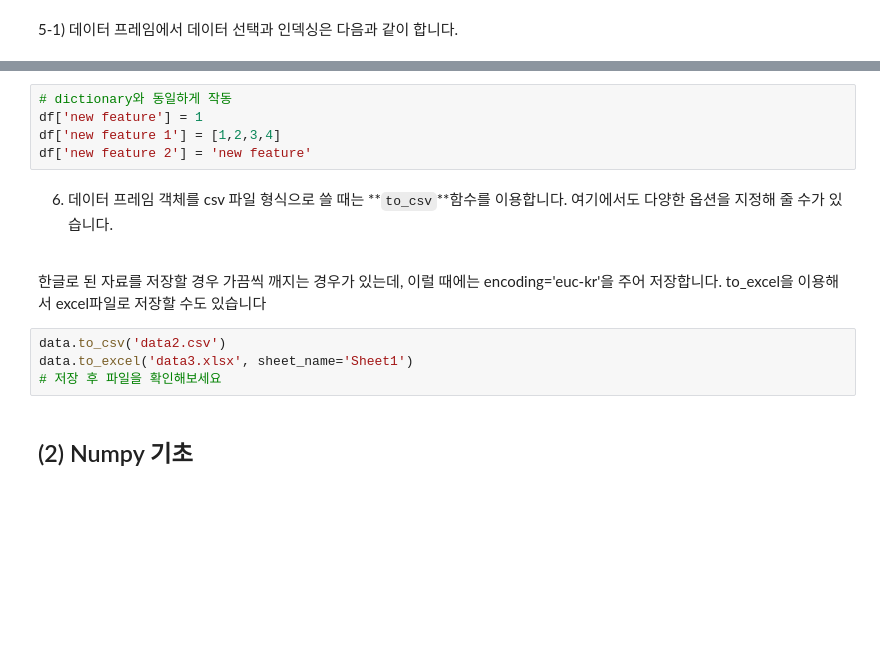
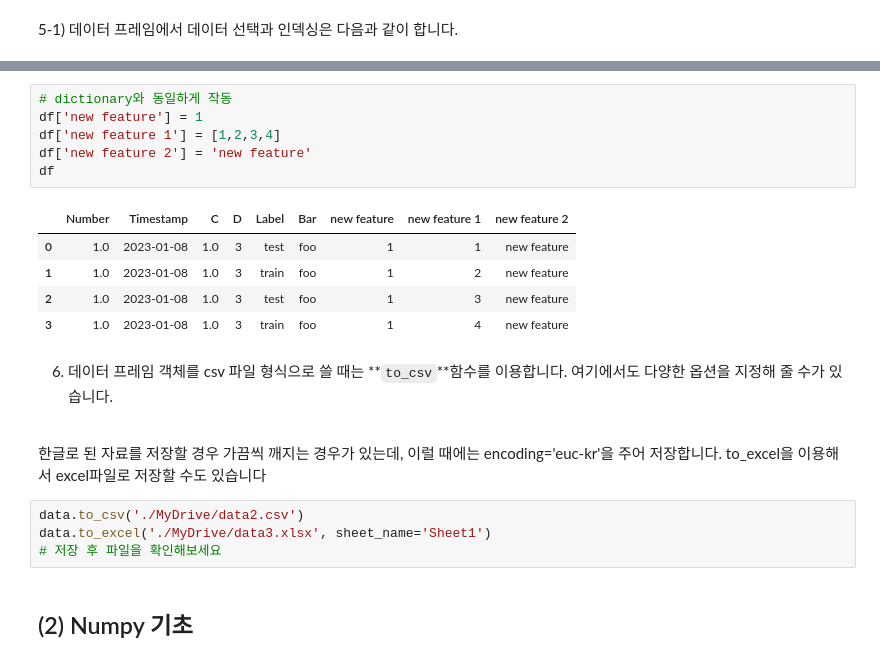
Before and after one commit to bolkv/2024S-Ajou-ML, a Jupyter notebook: HW0.ipynb, the cells around one changed output, grey strips where cells are left out. Saved outputs shown, nothing was run; the diff lists cells and outputs as text; blank space fills up the shorter version.

````diff
--- a/HW0.ipynb
+++ b/HW0.ipynb
@@ -90,15 +166,22 @@ df[df.Label=='test'] # Label열에서 값이 test인 것만 골라오기
 # %%
 # dictionary와 동일하게 작동
 df['new feature'] = 1
 df['new feature 1'] = [1,2,3,4]
 df['new feature 2'] = 'new feature'
+df
+# %% [output]
+|  | Number | Timestamp | C | D | Label | Bar | new feature | new feature 1 | new feature 2 |
+| 0 | 1.0 | 2023-01-08 | 1.0 | 3 | test | foo | 1 | 1 | new feature |
+| 1 | 1.0 | 2023-01-08 | 1.0 | 3 | train | foo | 1 | 2 | new feature |
+| 2 | 1.0 | 2023-01-08 | 1.0 | 3 | test | foo | 1 | 3 | new feature |
+| 3 | 1.0 | 2023-01-08 | 1.0 | 3 | train | foo | 1 | 4 | new feature |
 # %% [markdown]
 6) 데이터 프레임 객체를 csv 파일 형식으로 쓸 때는 **```to_csv```**함수를 이용합니다.  여기에서도 다양한 옵션을 지정해 줄 수가 있습니다.
 <br>
 한글로 된 자료를 저장할 경우 가끔씩 깨지는 경우가 있는데, 이럴 때에는 encoding='euc-kr'을 주어 저장합니다. to_excel을 이용해서 excel파일로 저장할 수도 있습니다
 # %%
-data.to_csv('data2.csv')
-data.to_excel('data3.xlsx', sheet_name='Sheet1')
+data.to_csv('./MyDrive/data2.csv')
+data.to_excel('./MyDrive/data3.xlsx', sheet_name='Sheet1')
 # 저장 후 파일을 확인해보세요
 # %% [markdown]
 ## (2) Numpy 기초
````
Also changed, not shown: parts of 30 cells of this notebook.
